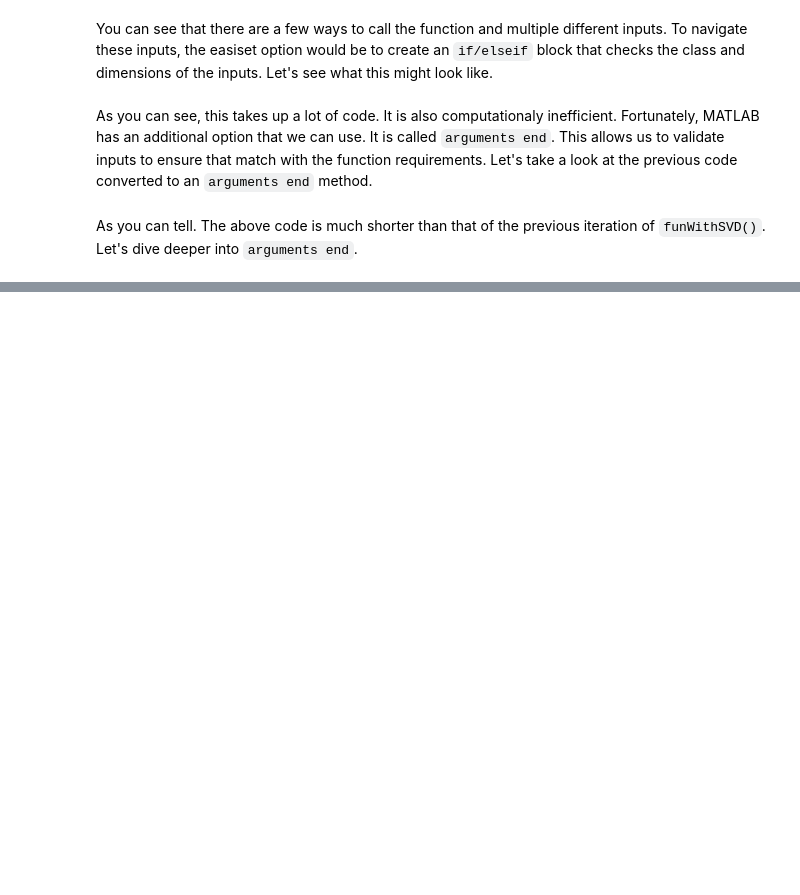
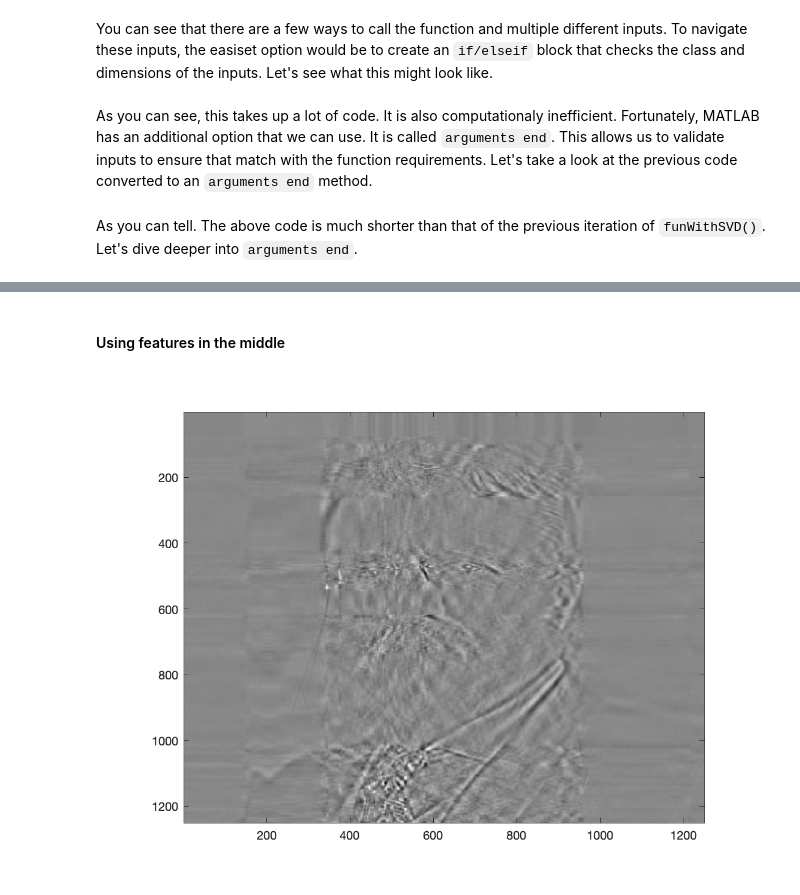
Before and after one commit to w-decker/matlab-funcs, a Jupyter notebook: arguments.ipynb, the cells around one changed output, grey strips where cells are left out. Cells and saved outputs as stored; diff of their text form; code cells hidden in the pictures; blank space fills up the shorter version.

```diff
--- a/arguments.ipynb
+++ b/arguments.ipynb
@@ -90,0 +305,50 @@ As you can tell. The above code is much shorter than that of the previous iterat
+# %% [markdown]
+#### Using features in the middle
+# %%
+funWithSVD('files/teddy.jpg', 20:50)
+
+function funWithSVD(pic, features, options)
+% FUNWITHSVD demonstrating how different features change image
+% pic -- image you wish to analyze
+% features -- (double) number of features to include in analyzed image (e.g., 1:4)
+
+% Optional
+    % 'originalPic' -- ('yes' | 'no') display original picture after SVD. Default 'no'.
+    % 'newPic' -- ('yes' | 'no') Display new pic. Default 'yes'.
+
+% checks arguments
+    arguments
+        pic (1, 1) string {mustBeTextScalar}
+        features (1, :) double {mustBeNumeric}
+        options.originalPic string = 'no'
+        options.newPic string = 'yes'
+    end
+
+    % begins SVD
+
+    image2matrix = double(imread(pic));
+    [U, S, V] = svd(image2matrix(:, :, 1));
+
+    newPic = U(:, features)*S(features, features)*V(:, features)';
+
+    % checks output options
+    switch options.originalPic
+        case 'yes'
+            figure(1),
+            imshow(pic(:, :, 1));
+            colormap gray
+    end
+
+    switch options.newPic
+        case 'yes'
+            figure(2),
+            imagesc(newPic);
+            colormap gray
+        otherwise
+            fprintf('...calculating features\n')
+            imageMatrix = newPic;
+            assignin('base', 'imageMatrix', imageMatrix);
+    end
+end
+# %% [output]
+[figure, added]
```
Also changed, not shown: parts of 15 cells of this notebook.
